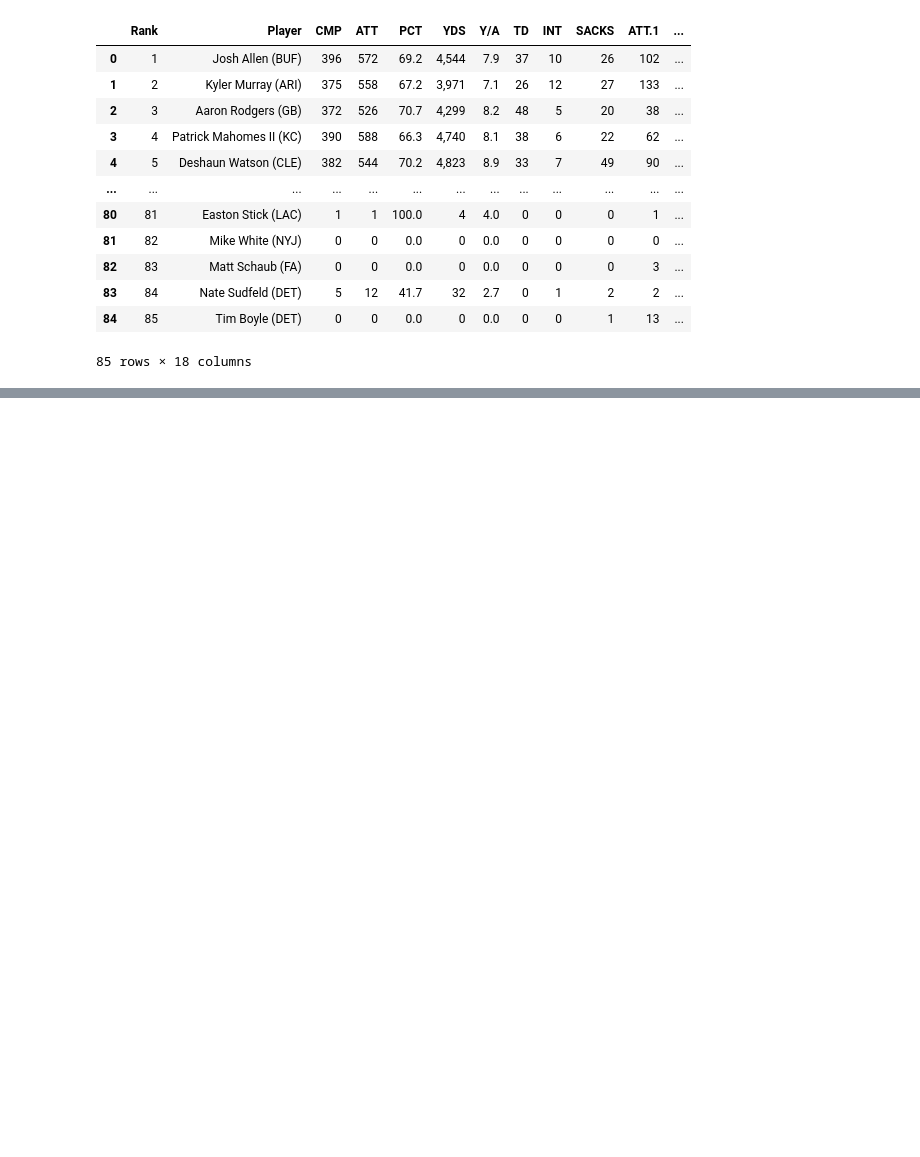
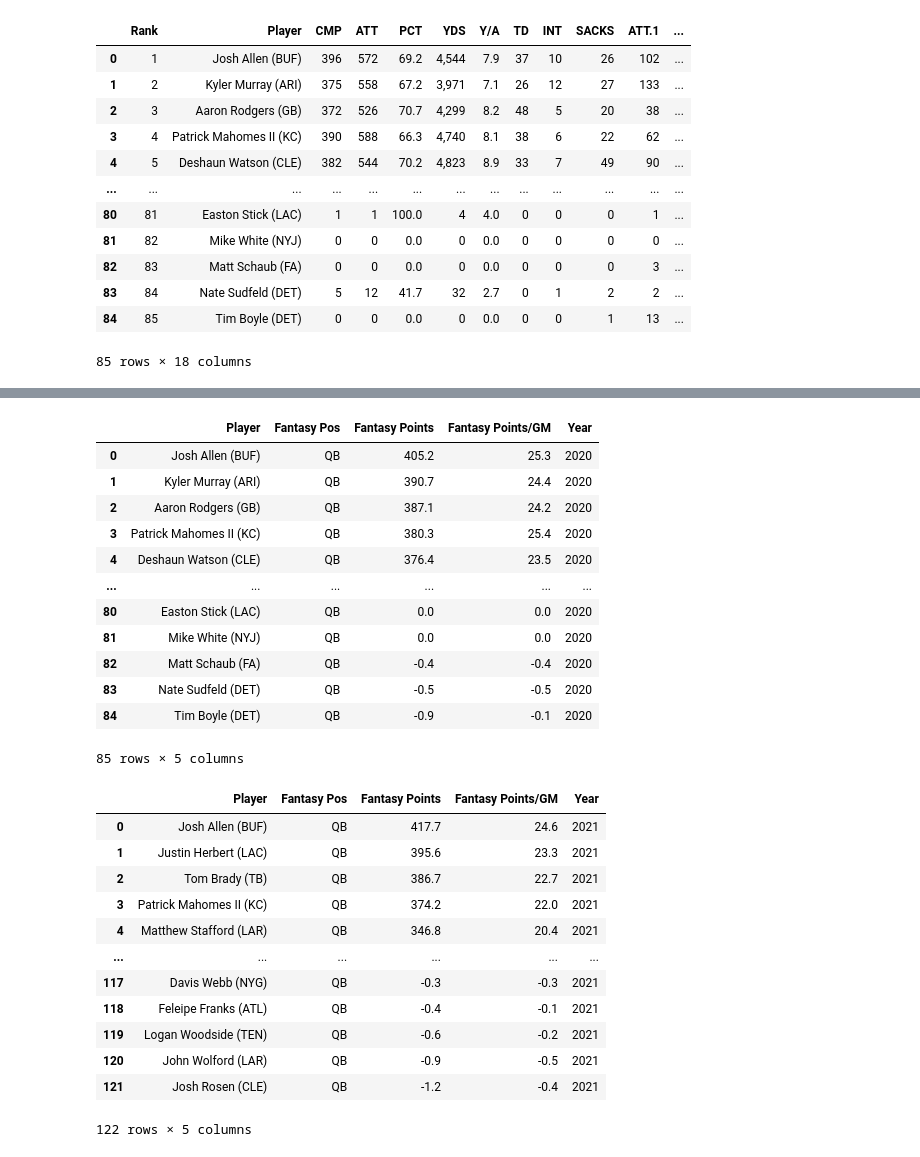
Before and after one commit to Schaakattack/Sure_Bet, a Jupyter notebook: qb_data2.ipynb, the cells around one changed output, grey strips where cells are left out. Saved outputs shown, nothing was run; the diff lists cells and outputs as text; code cells hidden in the pictures; blank space fills up the shorter version.

```diff
--- a/qb_data2.ipynb
+++ b/qb_data2.ipynb
@@ -81 +155,44 @@ qb_data_2021
+# %%
+#move column name "Fantasy Pos" to 2nd column position.
+column_name_move = qb_data_2020.pop("Fantasy Pos")
+
+qb_data_2020.insert(1, "Fantasy Pos", column_name_move)
+
+
+column_name_move = qb_data_2021.pop("Fantasy Pos")
+
+qb_data_2021.insert(1, "Fantasy Pos", column_name_move)
+
+#Display
+display(qb_data_2020)
+
+#Display
+display(qb_data_2021)
+# %% [output]
+|  | Player | Fantasy Pos | Fantasy Points | Fantasy Points/GM | Year |
+| 0 | Josh Allen (BUF) | QB | 405.2 | 25.3 | 2020 |
+| 1 | Kyler Murray (ARI) | QB | 390.7 | 24.4 | 2020 |
+| 2 | Aaron Rodgers (GB) | QB | 387.1 | 24.2 | 2020 |
+| 3 | Patrick Mahomes II (KC) | QB | 380.3 | 25.4 | 2020 |
+| 4 | Deshaun Watson (CLE) | QB | 376.4 | 23.5 | 2020 |
+| ... | ... | ... | ... | ... | ... |
+| 80 | Easton Stick (LAC) | QB | 0.0 | 0.0 | 2020 |
+| 81 | Mike White (NYJ) | QB | 0.0 | 0.0 | 2020 |
+| 82 | Matt Schaub (FA) | QB | -0.4 | -0.4 | 2020 |
+| 83 | Nate Sudfeld (DET) | QB | -0.5 | -0.5 | 2020 |
+| 84 | Tim Boyle (DET) | QB | -0.9 | -0.1 | 2020 |
+85 rows × 5 columns
+|  | Player | Fantasy Pos | Fantasy Points | Fantasy Points/GM | Year |
+| 0 | Josh Allen (BUF) | QB | 417.7 | 24.6 | 2021 |
+| 1 | Justin Herbert (LAC) | QB | 395.6 | 23.3 | 2021 |
+| 2 | Tom Brady (TB) | QB | 386.7 | 22.7 | 2021 |
+| 3 | Patrick Mahomes II (KC) | QB | 374.2 | 22.0 | 2021 |
+| 4 | Matthew Stafford (LAR) | QB | 346.8 | 20.4 | 2021 |
+| ... | ... | ... | ... | ... | ... |
+| 117 | Davis Webb (NYG) | QB | -0.3 | -0.3 | 2021 |
+| 118 | Feleipe Franks (ATL) | QB | -0.4 | -0.1 | 2021 |
+| 119 | Logan Woodside (TEN) | QB | -0.6 | -0.2 | 2021 |
+| 120 | John Wolford (LAR) | QB | -0.9 | -0.5 | 2021 |
+| 121 | Josh Rosen (CLE) | QB | -1.2 | -0.4 | 2021 |
+122 rows × 5 columns
 # %%
```
Also changed, not shown: parts of 16 cells of this notebook.
